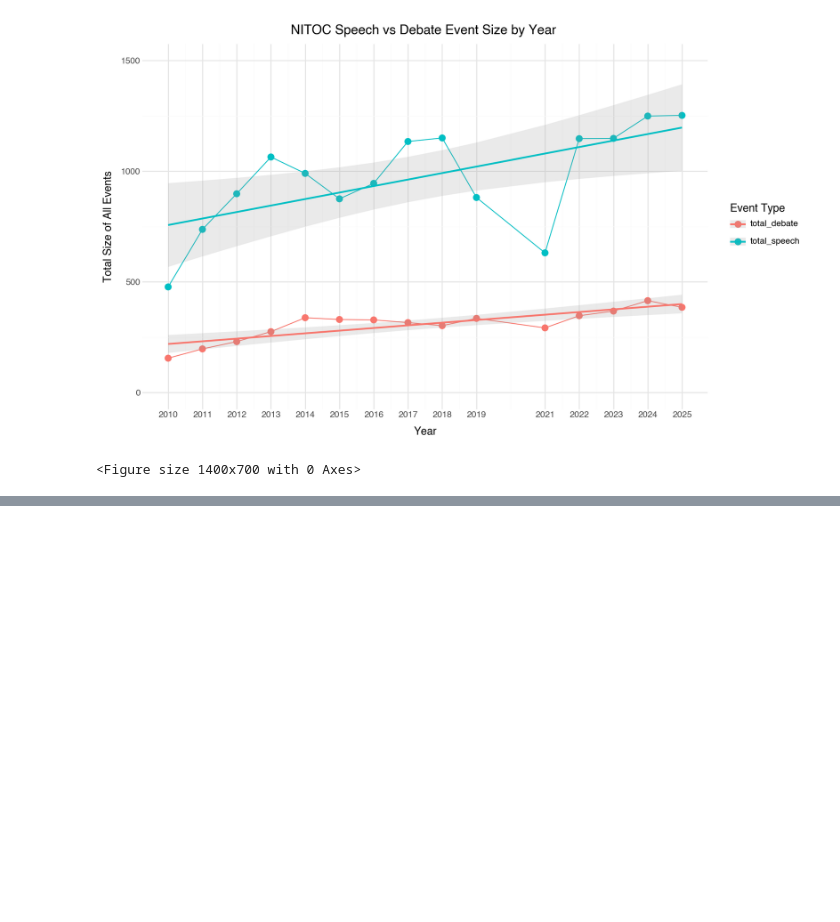
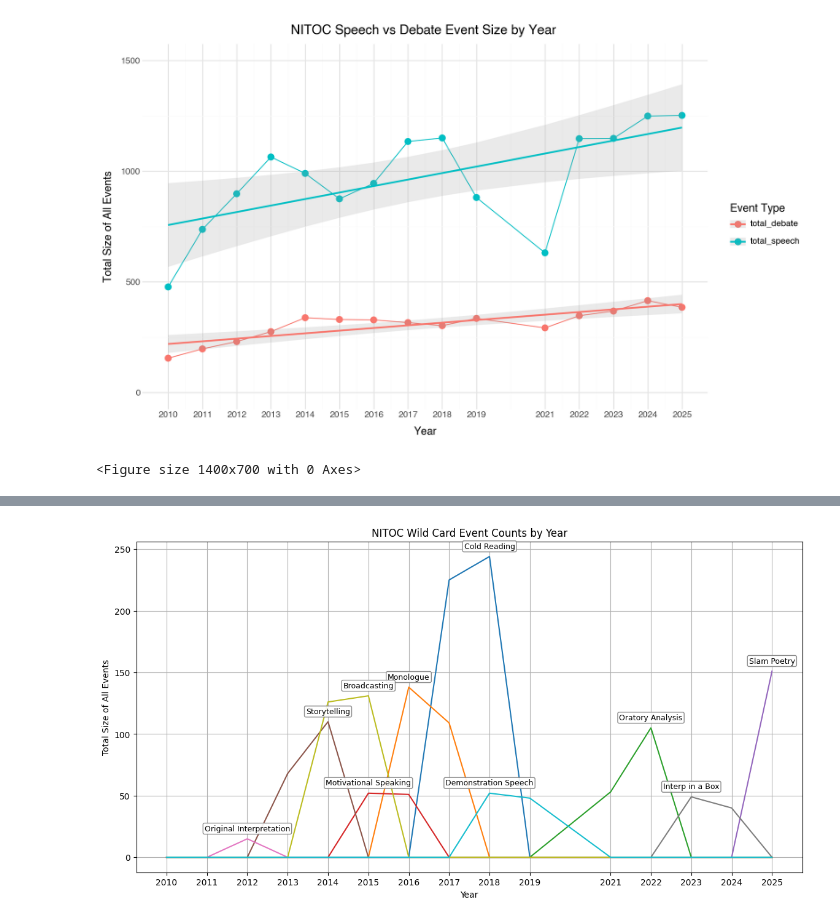
Before and after one commit to CharlieSaid/NITOC_report, a Jupyter notebook: report.ipynb, the cells around one changed output, grey strips where cells are left out. Cells and saved outputs as stored; diff of their text form; code cells hidden in the pictures; blank space fills up the shorter version.

```diff
--- a/report.ipynb
+++ b/report.ipynb
@@ -187,0 +191,35 @@ plt.figure(figsize=(14, 7))
+# %%
+wildcards = nitoc_data[['year', 'Cold Reading', 'Monologue', 'Oratory Analysis',
+                        'Motivational Speaking', 'Slam Poetry', 'Storytelling', 'Original Interpretation',
+                        'Interp in a Box', 'Broadcasting', 'Demonstration Speech']]
+
+wildcards_melt = wildcards.melt(id_vars=['year'], var_name='event', value_name='count')
+
+
+plt.figure(figsize=(14, 7))
+sns.lineplot(x = 'year', y = 'count', data=wildcards_melt, hue='event', legend=False)
+
+plt.title("NITOC Wild Card Event Counts by Year")
+plt.xlabel("Year")
+plt.ylabel("Total Size of All Events")
+plt.grid(True)
+
+# Show each year on the x axis
+plt.xticks(nitoc_data['year'])
+
+# Add labels at the maximum point for each event (avoids overlapping at endpoints)
+for event in wildcards_melt['event'].unique():
+    event_data = wildcards_melt[wildcards_melt['event'] == event]
+    # Find the point with maximum count for this event
+    max_row = event_data[event_data['count'] == event_data['count'].max()]
+    if not max_row.empty:
+        x_pos = max_row['year'].iloc[0]
+        y_pos = max_row['count'].iloc[0]
+        clean_name = event.replace(' flag', '').replace('flag', '')
+        plt.text(x_pos, y_pos + 5, clean_name,
+                fontsize=9, va='bottom', ha='center',
+                bbox=dict(boxstyle='round,pad=0.2', facecolor='white', alpha=0.9, edgecolor='gray'))
+
+plt.show()
+# %% [output]
+[figure, added]
```
Also changed, not shown: parts of 30 cells of this notebook.
